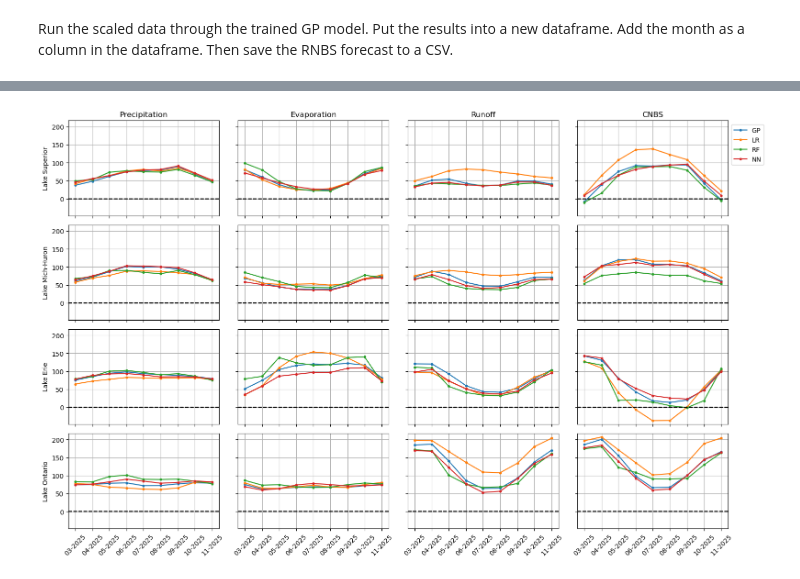
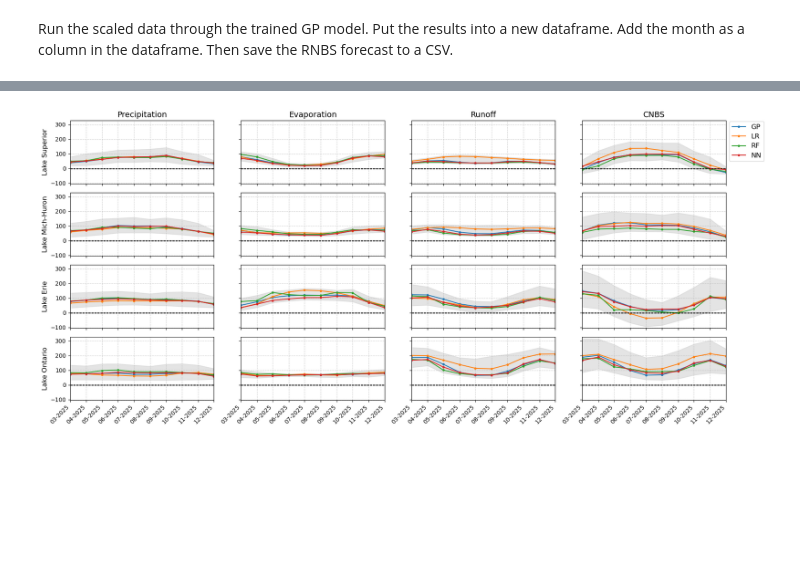
Before and after one commit to great-lakes-ai-lab/cnbs-predictor, a Jupyter notebook: notebooks/exploratory/2_LEF_forecast_model.ipynb, the cells around one changed output, grey strips where cells are left out. Saved outputs shown, nothing was run; the diff lists cells and outputs as text; code cells hidden in the pictures; blank space fills up the shorter version.

```diff
--- a/notebooks/exploratory/2_LEF_forecast_model.ipynb
+++ b/notebooks/exploratory/2_LEF_forecast_model.ipynb
@@ -311,0 +253,8 @@ df_y_cms_nn.to_csv(dir+'CNBS_forecasts_cms_NN.csv',sep=',',index=False)
+# %%
+models = ['GP', 'LR', 'RF', 'NN']
+
+# List of datasets
+datasets = [y_filtered_model[model] for model in models]
+
+# Combine all datasets and group by 'year' and 'month' to calculate median
+combined_dataset = pd.concat(datasets)
@@ -312,87 +273,87 @@ df_y_cms_nn.to_csv(dir+'CNBS_forecasts_cms_NN.csv',sep=',',index=False)
 # %%
-import matplotlib.pyplot as plt
-
-# List of datasets
-datasets = [y_filtered_gp, y_filtered_lr, y_filtered_rf, y_filtered_nn]
-
 # Columns of interest
 columns = ['sup_pcp', 'sup_evap', 'sup_rnoff', 'sup_cnbs',
            'mih_pcp', 'mih_evap', 'mih_rnoff', 'mih_cnbs',
            'eri_pcp', 'eri_evap', 'eri_rnoff', 'eri_cnbs',
            'ont_pcp', 'ont_evap', 'ont_rnoff', 'ont_cnbs']
 
-legend_labels = ['GP', 'LR', 'RF', 'NN']
+# Create a 1x4 subplot grid
+fig, axs = plt.subplots(4, 4, figsize=(18, 8))
 
-# Create a 1x4 subplot grid
-fig, axs = plt.subplots(4, 4, figsize=(16, 10))
+global_y_min, global_y_max = float('inf'), float('-inf')  # Initialize to extremes
 
-global_y_min = 0
-global_y_max = 0
+# Group data by 'year' and 'month' once for each dataset
+grouped_datasets = {
+    model: dataset.groupby(['year', 'month']).median().reset_index()
+    for model, dataset in zip(models, datasets)
+}
 
 # Loop over the columns and plot the medians for each dataset
 for i, column in enumerate(columns):
     row = i // 4  # Row index (integer division by 4)
     col = i % 4   # Column index (remainder after division by 4)
 
-    for dataset_index, dataset in enumerate(datasets):
-        # Group by year and month, and get the median for the current column
-        median_df = dataset.groupby(['year', 'month'])[column].median().reset_index()
+    lower_bound = combined_dataset.groupby(['year', 'month'])[column].quantile(0.025).reset_index()
+    upper_bound = combined_dataset.groupby(['year', 'month'])[column].quantile(0.975).reset_index()
+
+    for dataset_index, model in enumerate(models):
+        # Get the grouped DataFrame for the current model
+        median_df = grouped_datasets[model]
 
         # Add a 'date' column to the median DataFrame
         median_df['date'] = pd.to_datetime(median_df[['year', 'month']].assign(day=1))
 
         # Plot the medians for the current dataset on the same subplot
-        axs[row, col].plot(median_df['date'], median_df[column], marker='o', markersize = 3, label=legend_labels[dataset_index])
-        axs[row, col].axhline(0, color='black', linestyle='--')
-        axs[row, col].grid(True)
+        axs[row, col].plot(median_df['date'], median_df[column], marker='o', markersize=3, label=model)
+
+        # Add the shaded region (confidence band)
+        axs[row, col].fill_between(median_df['date'], lower_bound[column], upper_bound[column], color='lightgray', alpha=0.2)
+        axs[row, col].axhline(0, color='black', linestyle='--', linewidth=1) # Add a dashed line on 0
+        axs[row, col].grid(True, linestyle='--', alpha=0.6) # Turn on a grid
+        axs[row, col].set_yticks(np.arange(-1000, 1000, 100)) # Force y ticks on every 100
 
         # Update the global y-axis limits based on the current dataset
-        current_y_min = median_df[column].min()
-        current_y_max = median_df[column].max()
-
-        # Update global min/max based on this dataset's range
+        # This allows us to set a y min and y max that is the same for all of the figures at the end
+        current_y_min = lower_bound[column].min()
+        current_y_max = upper_bound[column].max()
         global_y_min = min(global_y_min, current_y_min)
         global_y_max = max(global_y_max, current_y_max)
 
+    # Set titles based on row and column
     if row == 0:
-        if col == 0:
-            axs[row, col].set_title('Precipitation')
-        elif col == 1:
-            axs[row, col].set_title('Evaporation')
-        elif col == 2:
-            axs[row, col].set_title('Runoff')
-        elif col == 3:
-            axs[row, col].set_title('CNBS')
+        axs[row, col].set_title(['Precipitation', 'Evaporation', 'Runoff', 'CNBS'][col], fontsize=14)
     else:
         axs[row, col].set_title('')
 
+    # Format x-axis for the last row (set x-tick labels)
     if row == 3:
-        axs[row, col].xaxis.set_major_formatter(plt.matplotlib.dates.DateFormatter('%m-%Y'))
+        axs[row, col].xaxis.set_major_formatter(plt.matplotlib.dates.DateFormatter('%m-%Y')) # Format the dates on the x axis
         axs[row, col].tick_params(axis='x', rotation=45)  # Rotate the x-axis labels for better readability
+        for label in axs[row, col].get_xticklabels(): # Position the labels
+            label.set_horizontalalignment('right')
     else:
-        axs[row, col].set_xticklabels([])
+        axs[row, col].set_xticklabels([]) # Turn off x axis labels on all of the plots but the bottom row
+
+    # Set y-axis labels for the first column only
     if col == 0:
-        if row == 0:
-            axs[row, col].set_ylabel('Lake Superior')
-        elif row == 1:
-            axs[row, col].set_ylabel('Lake Mich-Huron')
-        elif row == 2:
-            axs[row, col].set_ylabel('Lake Erie')
-        elif row == 3:
-            axs[row, col].set_ylabel('Lake Ontario')
+        axs[row, col].set_ylabel(['Lake Superior', 'Lake Mich-Huron', 'Lake Erie', 'Lake Ontario'][row], fontsize=12)
     else:
-        axs[row, col].set_yticklabels([])  # Only far left column gets y labels
+        axs[row, col].set_yticklabels([]) # Turn off titles
 
-    # Add a legend
-    #axs[row, col].legend()
-for row in range(0,4):
-    for col in range(0,4):
+# Set consistent y-axis limits across all subplots
+for row in range(4):
+    for col in range(4):
         axs[row, col].set_ylim(global_y_min - 10, global_y_max + 10)
+        axs[row, col].set_xlim(median_df['date'].iloc[0], median_df['date'].iloc[-1])
 
-axs[0,3].legend(loc='lower left', bbox_to_anchor=(1,0.5))
+# Position the legend outside the plot area to the right
+axs[0, 3].legend(loc='lower left', bbox_to_anchor=(1, 0.3),fontsize=12)
+
+# Save the figure as a PNG file
+plt.savefig('CNBS_forecasts.png')
 
 # Adjust layout to prevent overlap
 plt.tight_layout()
 plt.show()
 # %% [output]
-[figure, old version]
+[figure, new version]
```
Also changed, not shown: parts of 18 cells of this notebook, 13 other files.
